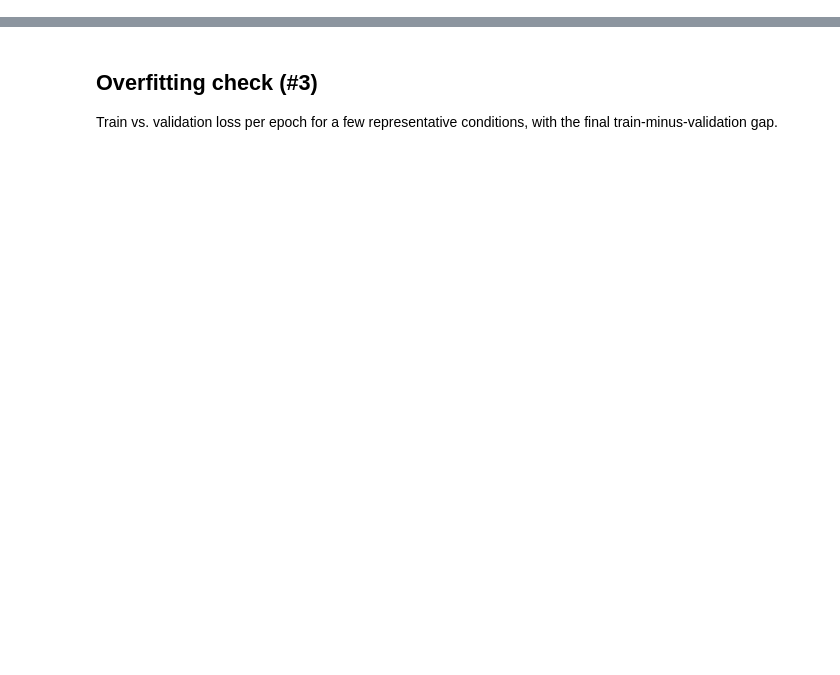
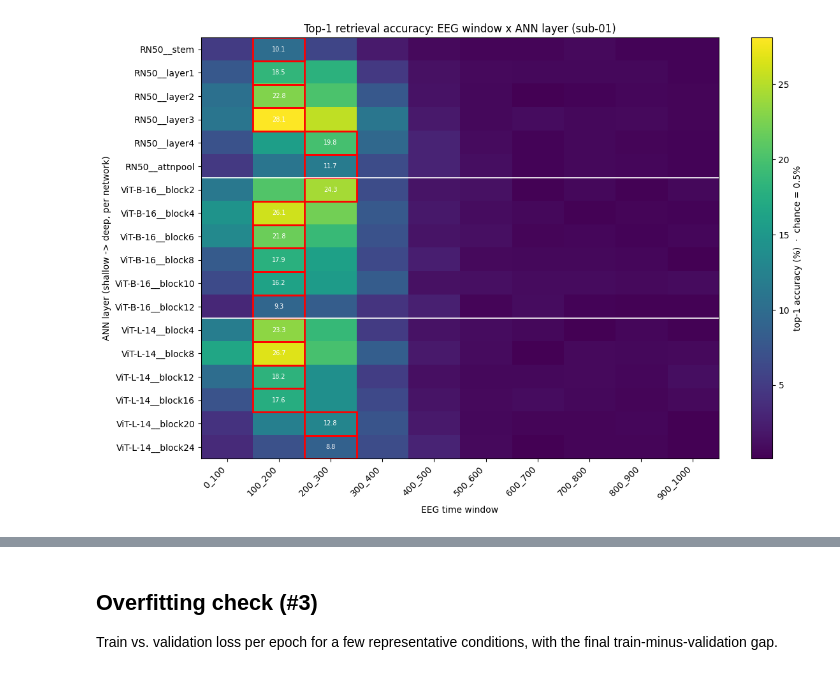
Before and after one commit to Neurosc/deep-learning-project, a Jupyter notebook: 04_visualisation.ipynb, the cells around one changed output, grey strips where cells are left out. Saved outputs shown, nothing was run; the diff lists cells and outputs as text; code cells hidden in the pictures; blank space fills up the shorter version.

```diff
--- a/04_visualisation.ipynb
+++ b/04_visualisation.ipynb
@@ -135,0 +293,36 @@ else:
+# %%
+# Figure 5 — top-1 accuracy heatmap, each layer's best window boxed.
+# Brighter = higher accuracy. Chance for 200-way retrieval = 0.5%.
+top1 = {}
+with open(AGG_CSV) as f:
+    for r in csv.DictReader(f):
+        top1[(r["target"], r["window"])] = float(r["top1"]) * 100
+
+A = np.array([[top1[(t, w)] for w in WIN_ORDER] for t in TARGET_ORDER])
+
+fig, ax = plt.subplots(figsize=(12, 8))
+im = ax.imshow(A, aspect="auto", cmap="viridis")
+ax.set_xticks(range(len(WIN_ORDER)))
+ax.set_xticklabels(WIN_ORDER, rotation=45, ha="right")
+ax.set_yticks(range(len(TARGET_ORDER)))
+ax.set_yticklabels(TARGET_ORDER)
+ax.set_xlabel("EEG time window")
+ax.set_ylabel("ANN layer (shallow -> deep, per network)")
+ax.set_title("Top-1 retrieval accuracy: EEG window x ANN layer (sub-01)")
+plt.colorbar(im, label="top-1 accuracy (%)  ·  chance = 0.5%")
+
+for i, t in enumerate(TARGET_ORDER):
+    j = int(np.argmax([top1[(t, w)] for w in WIN_ORDER]))
+    ax.add_patch(plt.Rectangle((j - 0.5, i - 0.5), 1, 1,
+                               fill=False, edgecolor="red", lw=2))
+    ax.text(j, i, f"{top1[(t, WIN_ORDER[j])]:.1f}",
+            ha="center", va="center", color="white", fontsize=7)
+
+for y in (5.5, 11.5):
+    ax.axhline(y, color="white", lw=1.2)
+
+plt.tight_layout()
+plt.savefig(os.path.join(RES_DIR, "accuracy_heatmap_sub-01.png"), dpi=150)
+plt.show()
+# %% [output]
+[figure, added]
```
Also changed, not shown: parts of 14 cells of this notebook, 46 other files.
